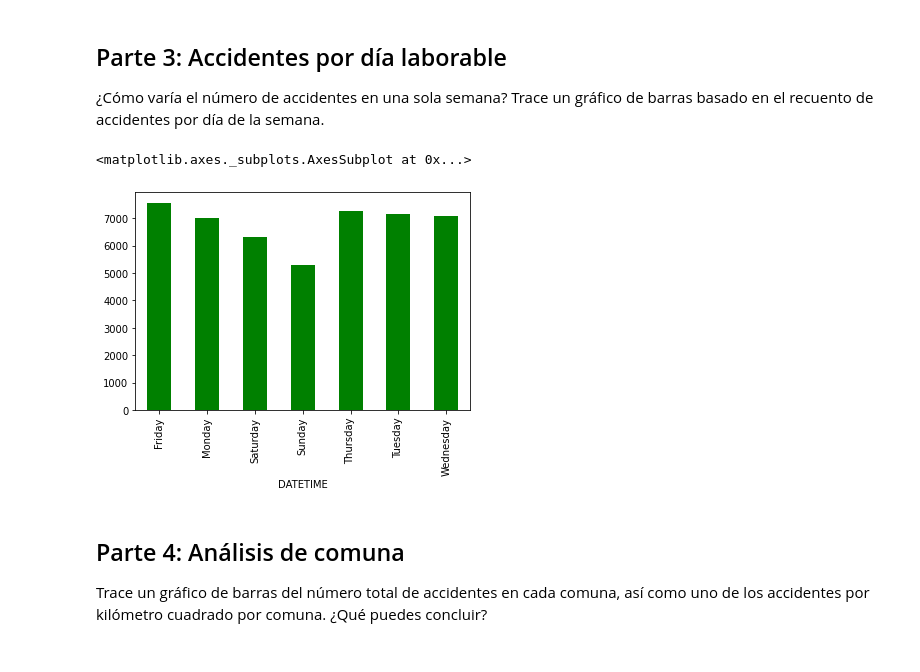
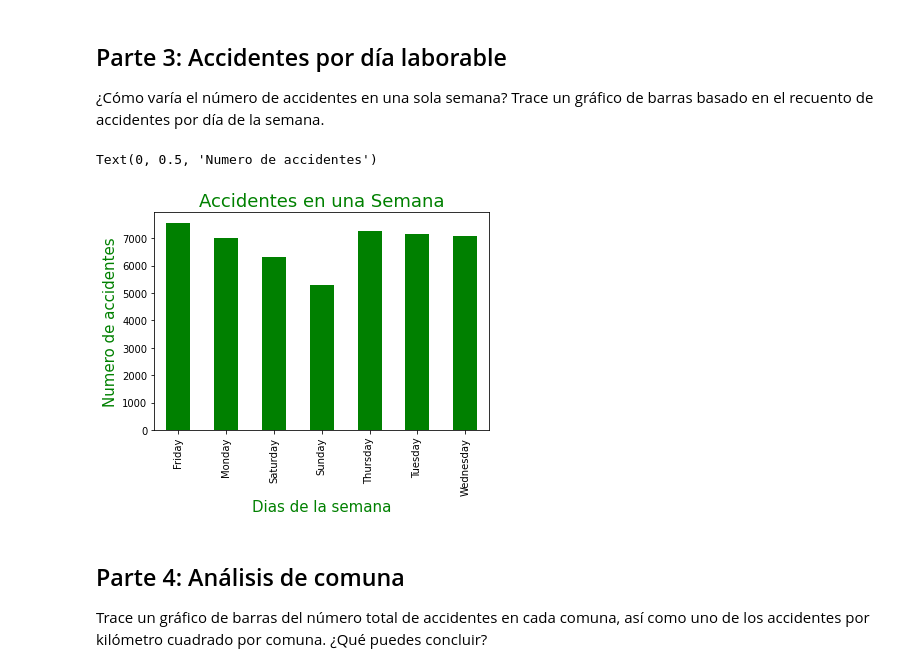
Before and after one commit to CarolinaGarcia19/Clase1, a Jupyter notebook: Taller_Semana_4.ipynb, the cells around one changed output. Saved outputs shown, nothing was run; the diff lists cells and outputs as text; code cells hidden in the pictures.

```diff
--- a/Taller_Semana_4.ipynb
+++ b/Taller_Semana_4.ipynb
@@ -146,12 +140,12 @@ TypeError: ignored
 ¿Cómo varía el número de accidentes en una sola semana? Trace un gráfico de barras basado en el recuento de accidentes por día de la semana.
 # %%
 df["DATETIME"].groupby(df["DATETIME"].dt.day_name()).agg("count").plot(kind="bar",color="green")
-plt.title
-plt.xlabel
-plt.ylabel
+plt.title("Accidentes en una Semana",fontsize=18,color="green")
+plt.xlabel("Dias de la semana",fontsize=15,color="green")
+plt.ylabel("Numero de accidentes",fontsize=15,color="green")
 # %% [output]
-<matplotlib.axes._subplots.AxesSubplot at 0x...>
+Text(0, 0.5, 'Numero de accidentes')
-[figure, old version]
+[figure, new version]
 # %% [markdown]
 ## Parte 4: Análisis de comuna
 
```
Also changed, not shown: parts of 5 cells of this notebook.
